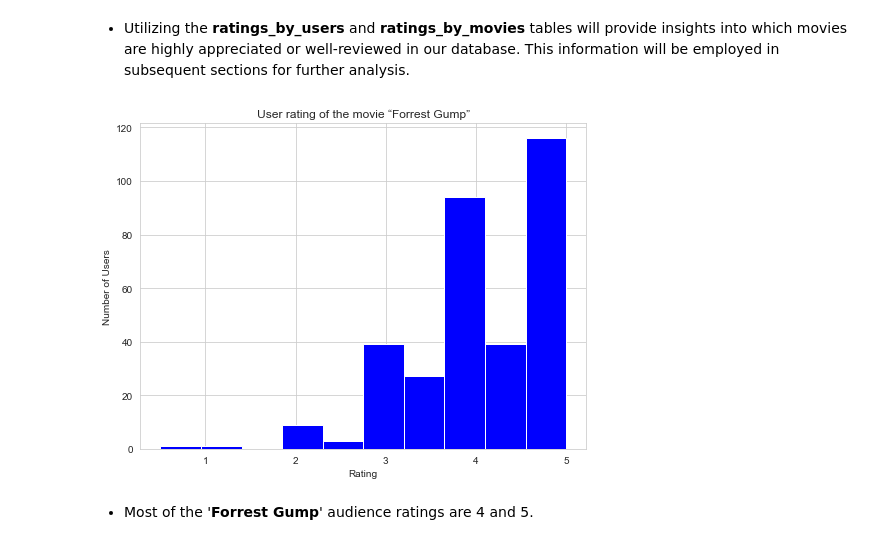
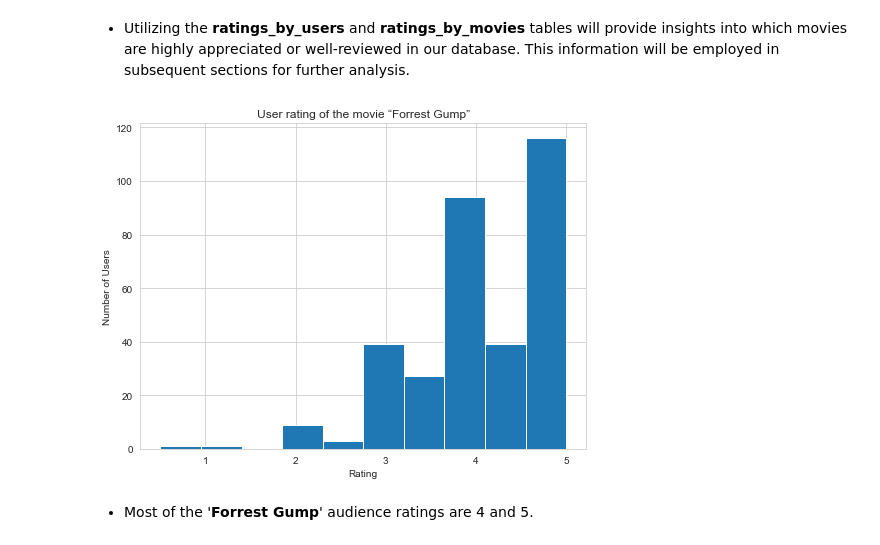
Before and after one commit to Lucy-Munge/Movie-Recommender-System, a Jupyter notebook: MovieLens-Recommender-System.ipynb, the cells around one changed output. Cells and saved outputs as stored; diff of their text form; code cells hidden in the pictures.

```diff
--- a/MovieLens-Recommender-System.ipynb
+++ b/MovieLens-Recommender-System.ipynb
@@ -454,17 +500,17 @@ Name: mean, dtype: float64
 # %%
 # User rating of the movie “Forrest Gump”
 
 plt.figure(figsize=(8,6))
 movies_grouped = merged_df.groupby('title')
 Forrest_Gump = movies_grouped.get_group('Forrest Gump (1994)')
-Forrest_Gump['rating'].hist(color = 'blue')
+Forrest_Gump['rating'].hist()
 plt.title('User rating of the movie “Forrest Gump”')
 plt.xlabel('Rating')
 plt.ylabel('Number of Users')
 
 plt.show()
 # %% [output]
-[figure, old version]
+[figure, new version]
 # %% [markdown]
 
 - Most of the '**Forrest Gump**' audience ratings are 4 and 5.
```
Also changed, not shown: parts of 101 cells of this notebook.
